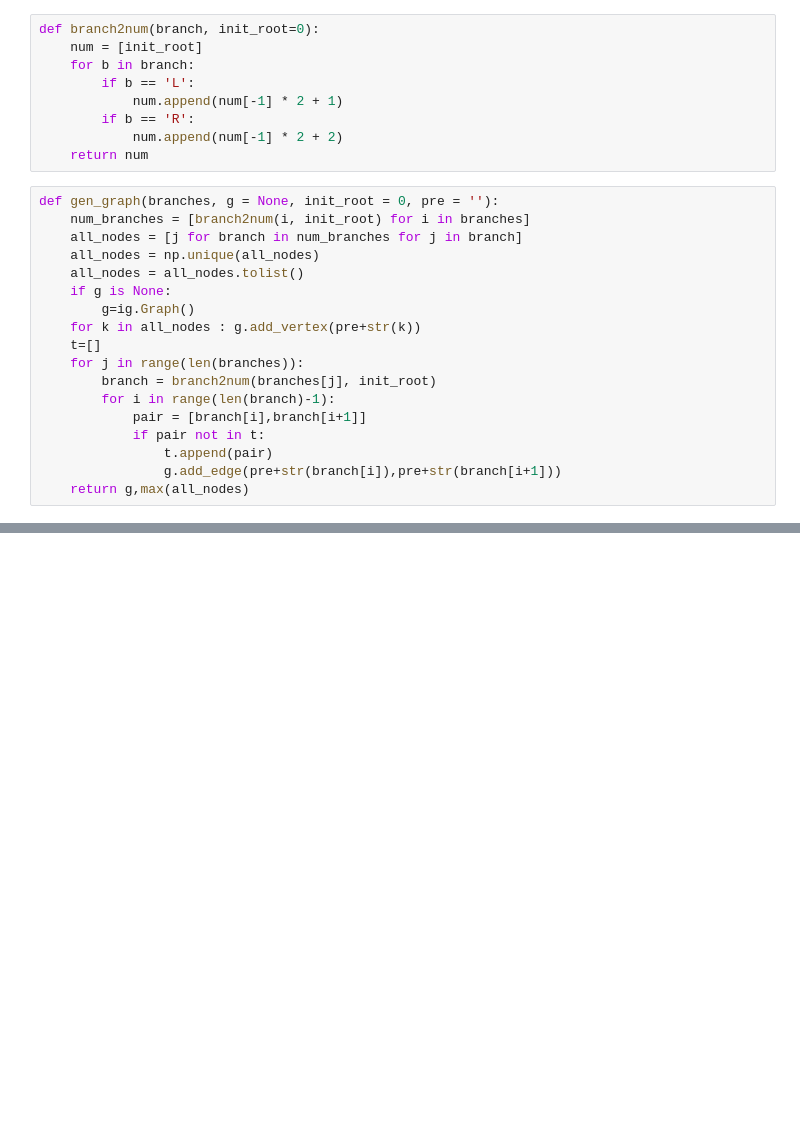
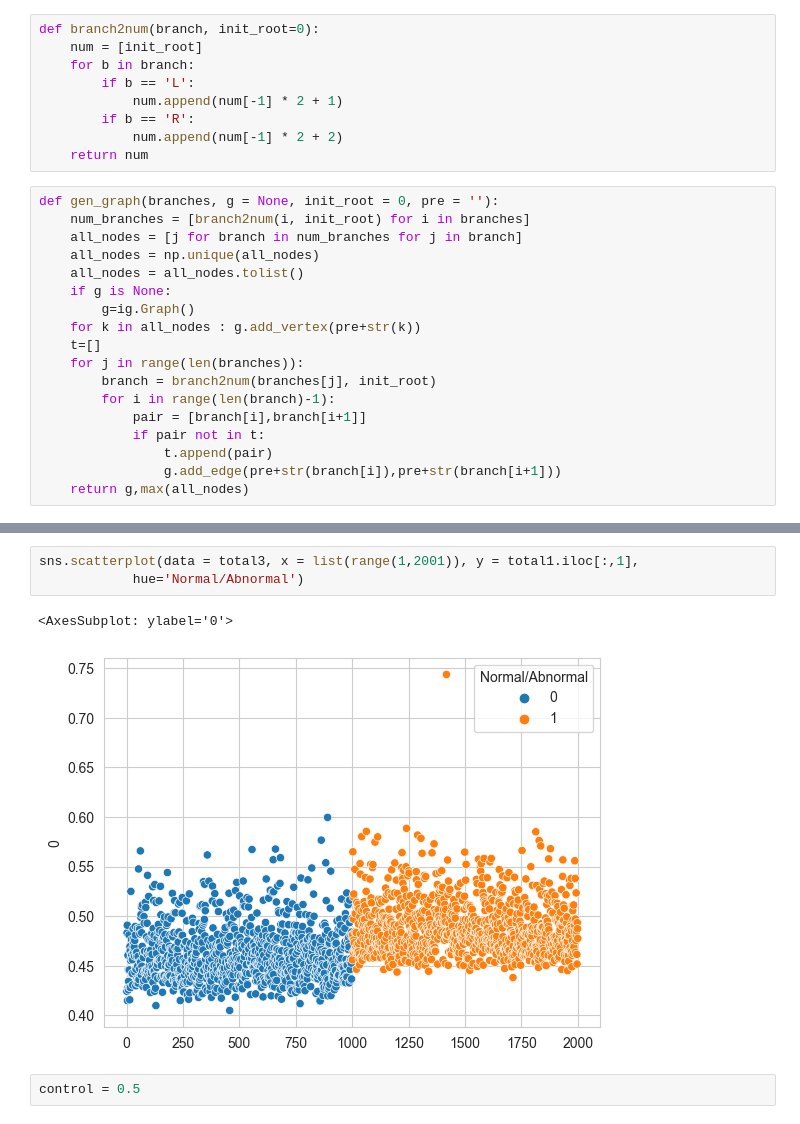
Before and after one commit to Jjineeq/Anomaly-Detection, a Jupyter notebook: TFT_extenedisolation.ipynb, the cells around one changed output, grey strips where cells are left out. Saved outputs shown, nothing was run; the diff lists cells and outputs as text; blank space fills up the shorter version.

```diff
--- a/TFT_extenedisolation.ipynb
+++ b/TFT_extenedisolation.ipynb
@@ -39,0 +117,8 @@ def gen_graph(branches, g = None, init_root = 0, pre = ''):
+# %%
+sns.scatterplot(data = total3, x = list(range(1,2001)), y = total1.iloc[:,1],
+            hue='Normal/Abnormal')
+# %% [output]
+<AxesSubplot: ylabel='0'>
+[figure, added]
+# %%
+control = 0.5
```
Also changed, not shown: parts of 15 cells of this notebook, 3 other files.
